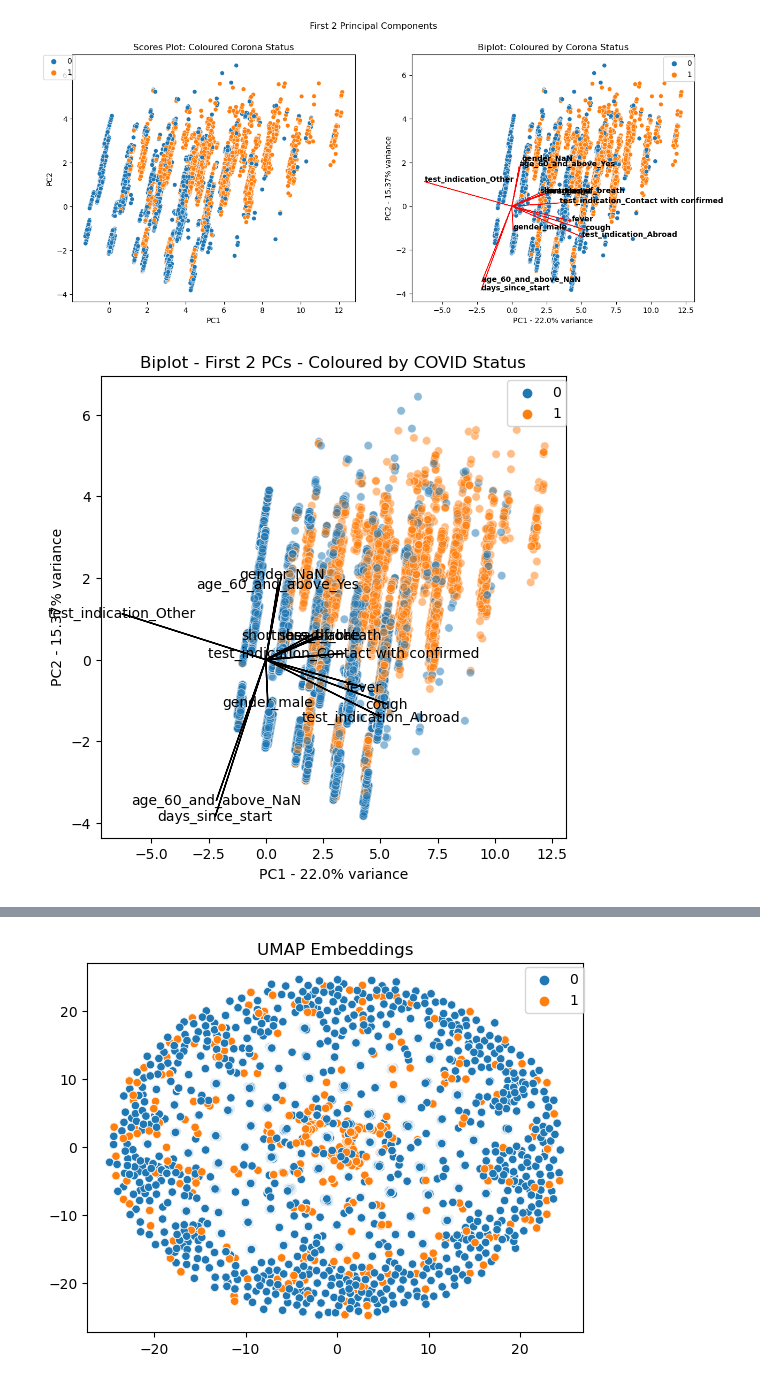
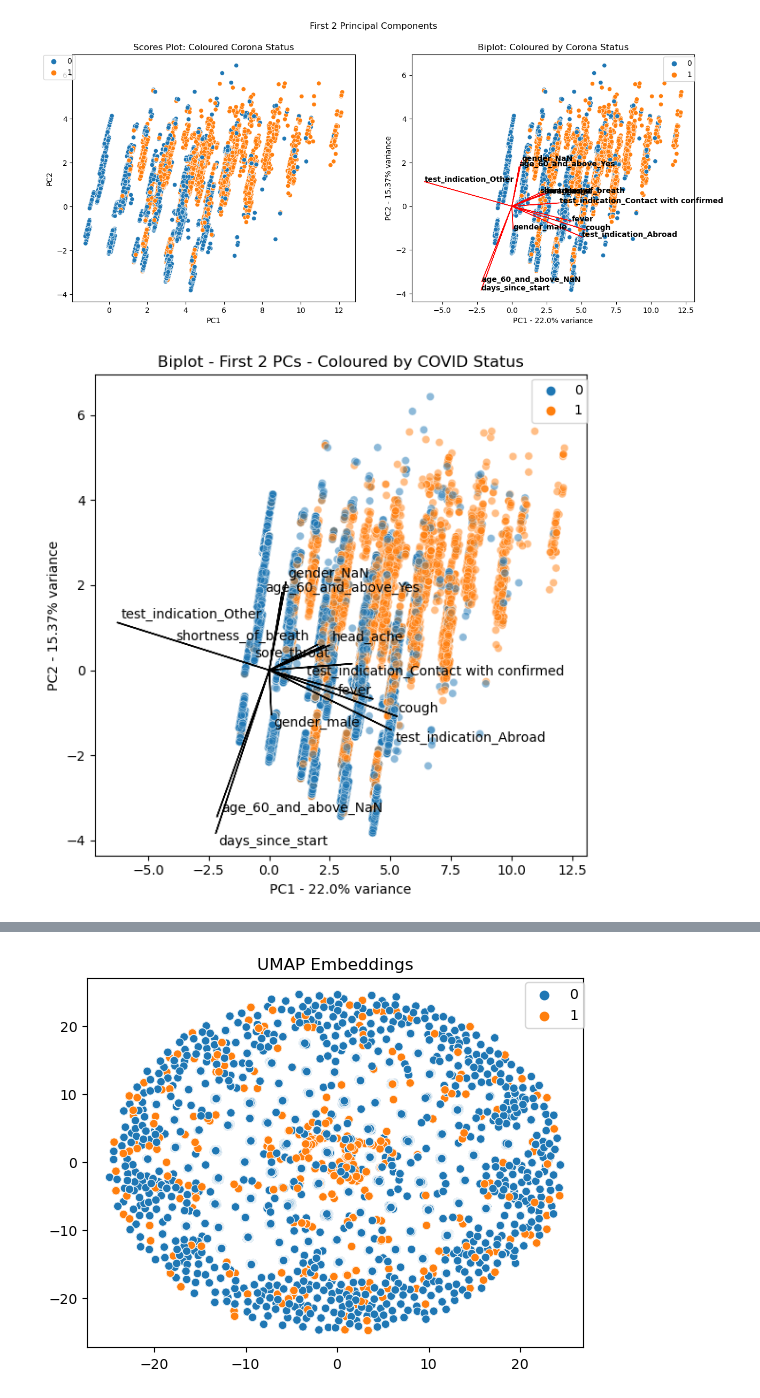
Before and after one commit to karima662/aru-hackathon-team1, a Jupyter notebook: Dimensionality_Reduction.ipynb, the cells around one changed output, grey strips where cells are left out. Drawn from its saved outputs; the diff is of its cells as text; code cells hidden in the pictures.

```diff
--- a/Dimensionality_Reduction.ipynb
+++ b/Dimensionality_Reduction.ipynb
@@ -129,27 +112,30 @@ None
 # %%
 #Biplot
 plt.figure(figsize = (6,6))
 x_loading = loadings['PC1']
 y_loading = loadings['PC2']
 x_score = principal_components[:,0]
 y_score = principal_components[:,1]
 
 ax = sns.scatterplot(x = principal_components[:,0], y =principal_components[:,1], hue = y_train_df['is_corona_positive'], alpha = 0.5)
 ax.legend(bbox_to_anchor=(1.01, 1),borderaxespad=0.3)
 
+texts = []
 for i, varnames in enumerate(loadings.index):
     plt.arrow(
         0, 0, # coordinates of arrow base
         x_loading[i] * max(x_score), # length of the arrow along x
         y_loading[i] * max(y_score), # length of the arrow along y
         color='black'
         )
-    plt.text(x_loading[i]* max(x_score), y_loading[i]* max(y_score), varnames)
+    texts.append(ax.annotate(varnames, xy=(x_loading[i]* max(x_score), y_loading[i]* max(y_score))))
+
+adjust_text(texts)
 
 plt.xlabel('PC1 - ' + str(round(pca.explained_variance_ratio_[0] *100, 2))  +'% variance')
 plt.ylabel('PC2 - ' + str(round(pca.explained_variance_ratio_[1] *100, 2))  +'% variance')
-
 plt.title('Biplot - First 2 PCs - Coloured by COVID Status')
+plt.tight_layout()
 plt.show()
 # %% [output]
-[figure, old version]
+[figure, new version]
```
Also changed, not shown: parts of 11 cells of this notebook, 1 other file.
